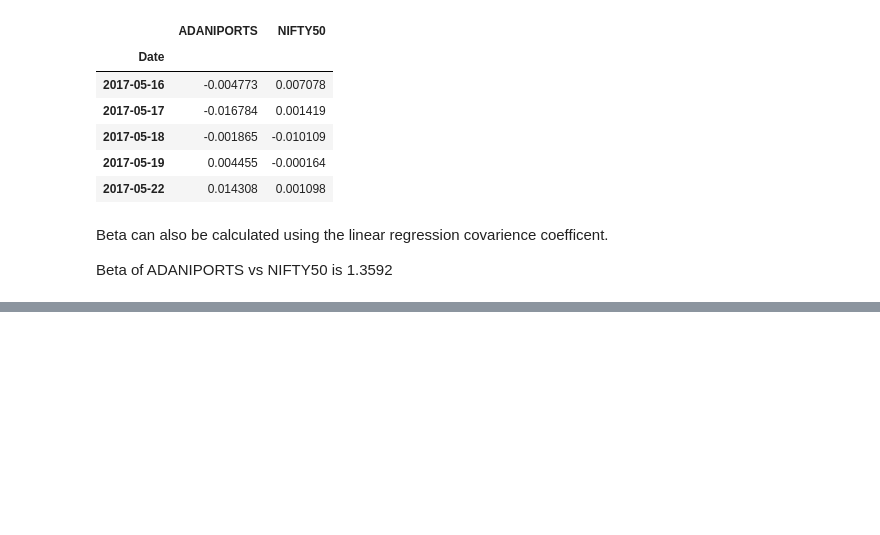
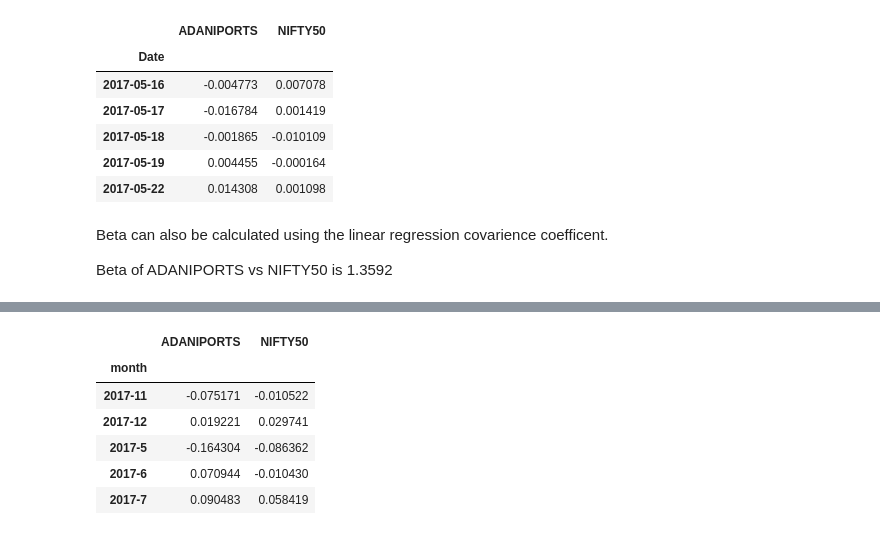
Before and after one commit to JamesMcGuigan/aspiration-ai-internship, a Jupyter notebook: python3/module_3/module_3.ipynb, the cells around one changed output, grey strips where cells are left out. Saved outputs shown, nothing was run; the diff lists cells and outputs as text; code cells hidden in the pictures; blank space fills up the shorter version.

```diff
--- a/python3/module_3/module_3.ipynb
+++ b/python3/module_3/module_3.ipynb
@@ -288,0 +316,12 @@ Warnings:
+# %%
+returns_monthly = pd.concat([ ADANIPORTS_monthly['Close Price'], NIFTY50_monthly['Close'] ], axis=1).pct_change().dropna()
+returns_monthly.columns = ['ADANIPORTS', 'NIFTY50']
+returns_monthly.head()
+# %% [output]
+|  | ADANIPORTS | NIFTY50 |
+| month |  |  |
+| 2017-11 | -0.075171 | -0.010522 |
+| 2017-12 | 0.019221 | 0.029741 |
+| 2017-5 | -0.164304 | -0.086362 |
+| 2017-6 | 0.070944 | -0.010430 |
+| 2017-7 | 0.090483 | 0.058419 |
```
Also changed, not shown: parts of 7 cells of this notebook.
